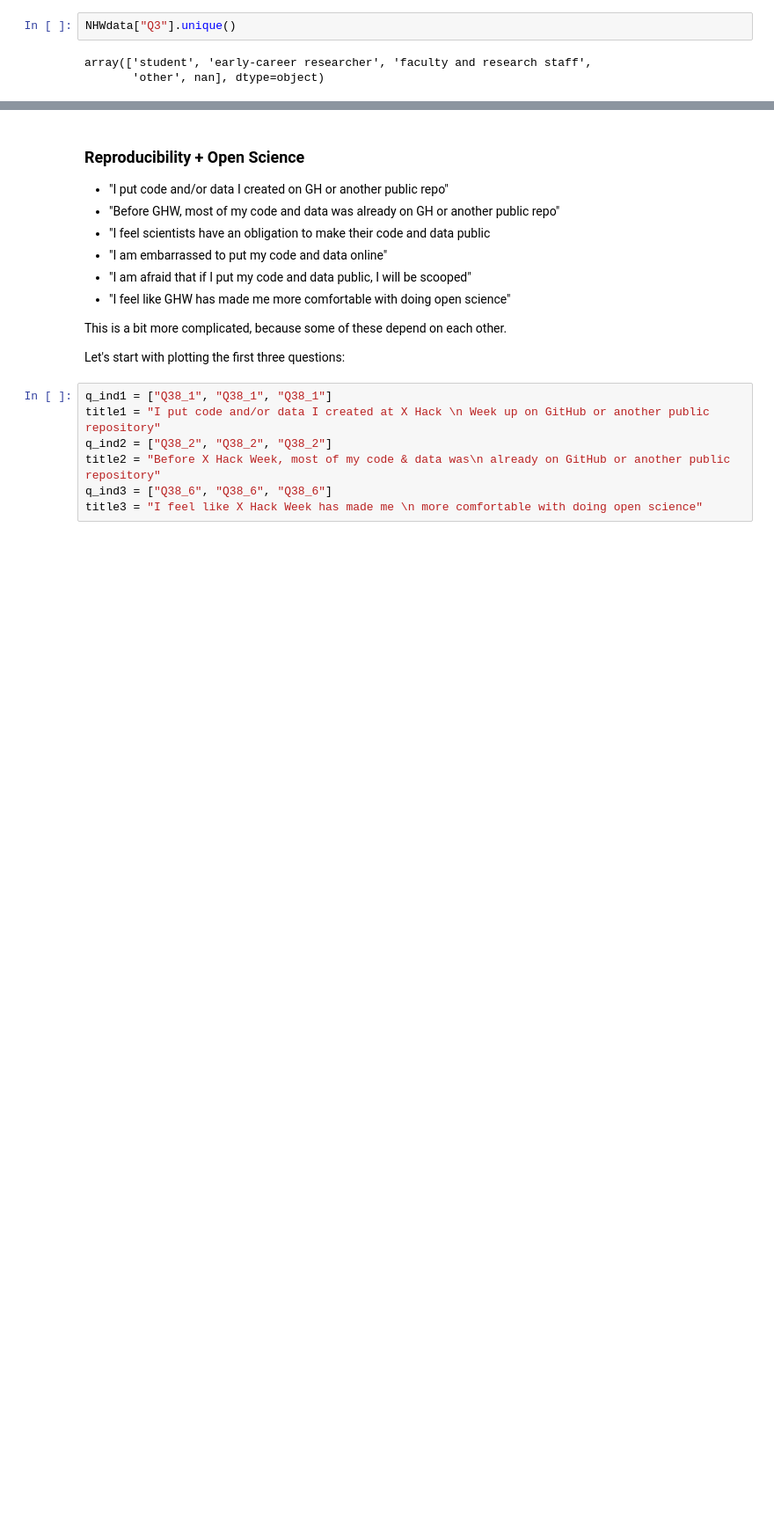
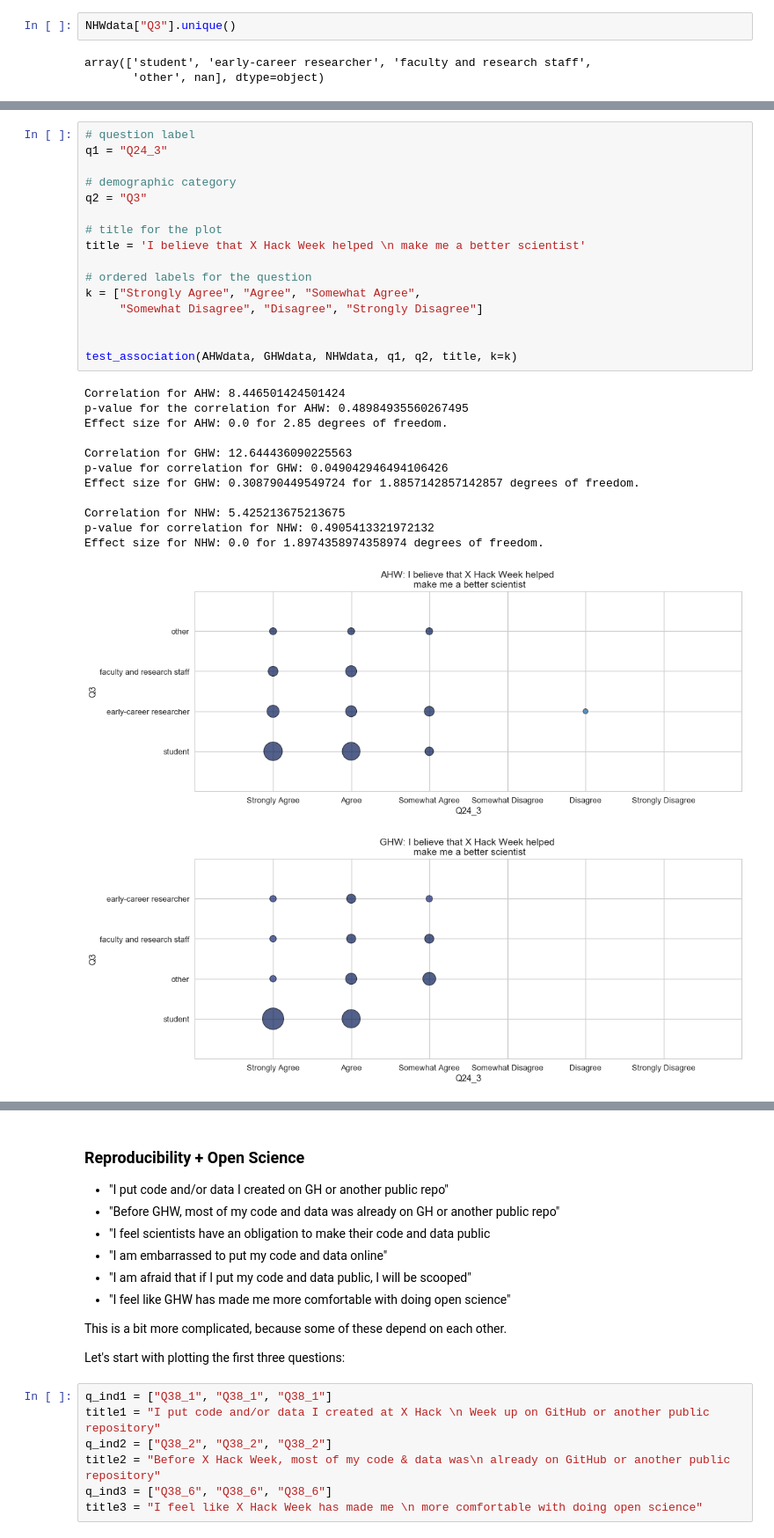
Before and after one commit to uwescience/HackWeek-Writeup, a Jupyter notebook: code/Analysis.ipynb, the cells around one changed output, grey strips where cells are left out. Shown at 88% size. Cells and saved outputs as stored; diff of their text form; blank space fills up the shorter version.

```diff
--- a/code/Analysis.ipynb
+++ b/code/Analysis.ipynb
@@ -1389,0 +894,30 @@ print(len(nhw_small)/len(NHWdata["Q23_2"].dropna()))
+# %%
+# question label
+q1 = "Q24_3"
+
+# demographic category
+q2 = "Q3"
+
+# title for the plot
+title = 'I believe that X Hack Week helped \n make me a better scientist'
+
+# ordered labels for the question
+k = ["Strongly Agree", "Agree", "Somewhat Agree",
+     "Somewhat Disagree", "Disagree", "Strongly Disagree"]
+
+
+test_association(AHWdata, GHWdata, NHWdata, q1, q2, title, k=k)
+# %% [output]
+Correlation for AHW: 8.446501424501424
+p-value for the correlation for AHW: 0.48984935560267495
+Effect size for AHW: 0.0 for 2.85 degrees of freedom.
+
+Correlation for GHW: 12.644436090225563
+p-value for correlation for GHW: 0.049042946494106426
+Effect size for GHW: 0.308790449549724 for 1.8857142857142857 degrees of freedom.
+
+Correlation for NHW: 5.425213675213675
+p-value for correlation for NHW: 0.4905413321972132
+Effect size for NHW: 0.0 for 1.8974358974358974 degrees of freedom.
+[figure, added]
+[figure, added]
```
Also changed, not shown: parts of 127 cells of this notebook.
